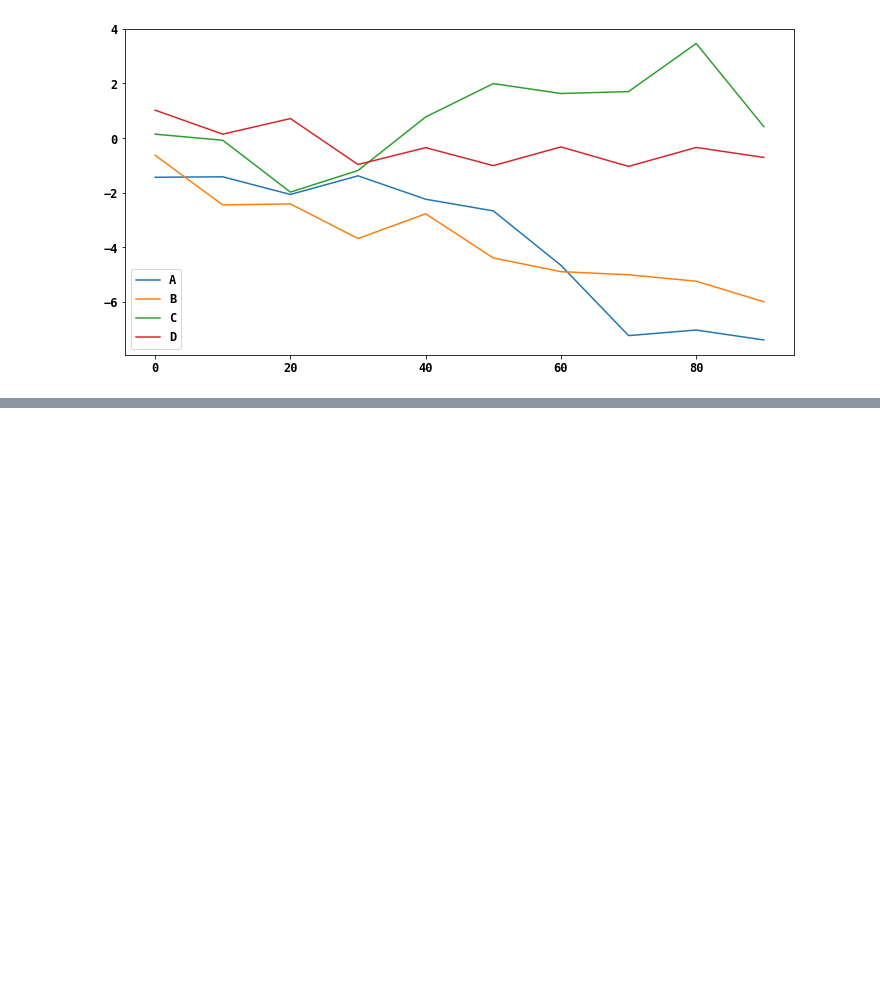
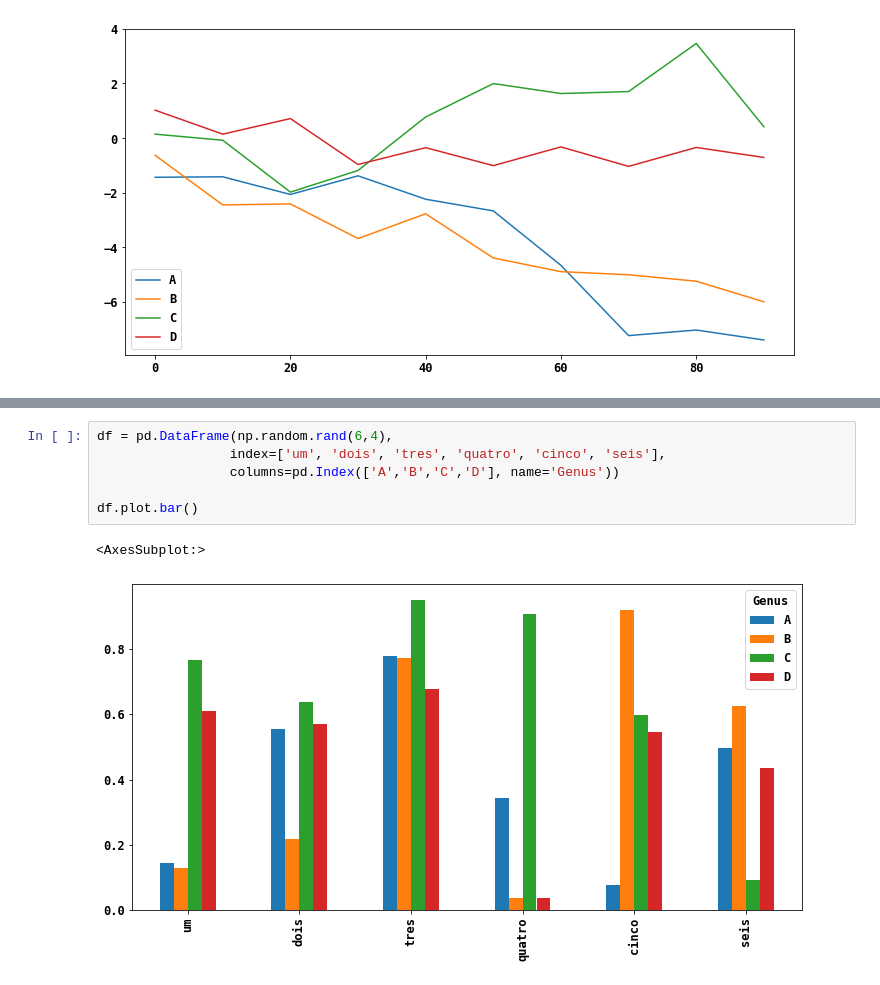
Before and after one commit to jayr0n/AnalysesStudiesandPlots, a Jupyter notebook: plotagem.ipynb, the cells around one changed output, grey strips where cells are left out. Saved outputs shown, nothing was run; the diff lists cells and outputs as text; blank space fills up the shorter version.

```diff
--- a/plotagem.ipynb
+++ b/plotagem.ipynb
@@ -189,0 +206,9 @@ df.plot()
+# %%
+df = pd.DataFrame(np.random.rand(6,4),
+                 index=['um', 'dois', 'tres', 'quatro', 'cinco', 'seis'],
+                 columns=pd.Index(['A','B','C','D'], name='Genus'))
+
+df.plot.bar()
+# %% [output]
+<AxesSubplot:>
+[figure, added]
```
Also changed, not shown: parts of 13 cells of this notebook.
